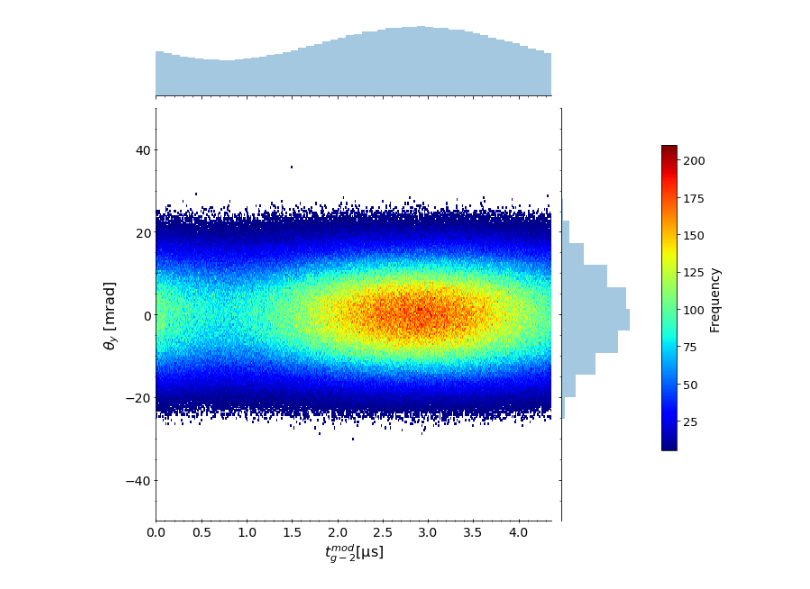
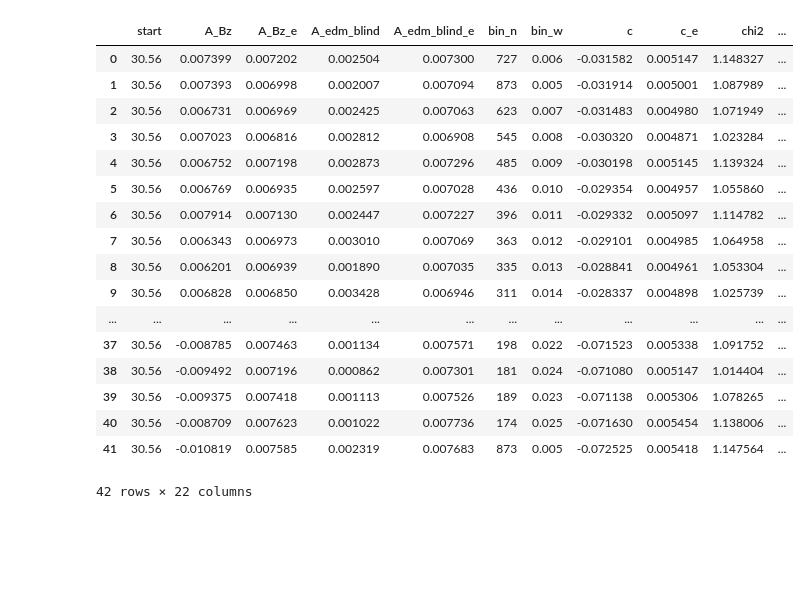
Before and after one commit to glukicov/EDMTracking, a Jupyter notebook: JupyterNB/Misc.ipynb, the cells around one changed output. Drawn from its saved outputs; the diff is of its cells as text; code cells hidden in the pictures; blank space fills up the shorter version.

```diff
--- a/JupyterNB/Misc.ipynb
+++ b/JupyterNB/Misc.ipynb
@@ -43,11 +14,23 @@ data_station['mod_times'].hist()
-# %%
-# fig, _ = plt.subplots()
-n_binsXY_ang=(575,575)
-jg, cb, legendX, legendY = cu.plotHist2D(data_station['mod_times'], ang, n_binsXY=n_binsXY_ang, prec=3, unitsXY=(r"[$\rm{\mu}$s]", "mrad"), label="S"+str(station), cmin=5 )
-jg.ax_joint.set_xlim(0.0, g2period)
-jg.ax_joint.set_ylim(-50, 50)
-jg.ax_joint.set_ylabel(r"$\theta_y$ [mrad]", fontsize=font_size+2);
-jg.ax_joint.set_xlabel(r"$t^{mod}_{g-2}$"+r"[$\rm{\mu}$s]", fontsize=font_size+2);
-plt.savefig("../fig/theta2D_mod_"+ds_name+"_S"+str(station)+".png", dpi=300, bbox_inches='tight')
-# %% [output]
-[figure, removed]
+# %%
+data = pd.read_csv("../DATA/scans/edm_scan_theta.csv")
+# %%
+data
+# %% [output]
+|  | start | A_Bz | A_Bz_e | A_edm_blind | A_edm_blind_e | bin_n | bin_w | c | c_e | chi2 | ... |
+| 0 | 30.56 | 0.007399 | 0.007202 | 0.002504 | 0.007300 | 727 | 0.006 | -0.031582 | 0.005147 | 1.148327 | ... |
+| 1 | 30.56 | 0.007393 | 0.006998 | 0.002007 | 0.007094 | 873 | 0.005 | -0.031914 | 0.005001 | 1.087989 | ... |
+| 2 | 30.56 | 0.006731 | 0.006969 | 0.002425 | 0.007063 | 623 | 0.007 | -0.031483 | 0.004980 | 1.071949 | ... |
+| 3 | 30.56 | 0.007023 | 0.006816 | 0.002812 | 0.006908 | 545 | 0.008 | -0.030320 | 0.004871 | 1.023284 | ... |
+| 4 | 30.56 | 0.006752 | 0.007198 | 0.002873 | 0.007296 | 485 | 0.009 | -0.030198 | 0.005145 | 1.139324 | ... |
+| 5 | 30.56 | 0.006769 | 0.006935 | 0.002597 | 0.007028 | 436 | 0.010 | -0.029354 | 0.004957 | 1.055860 | ... |
+| 6 | 30.56 | 0.007914 | 0.007130 | 0.002447 | 0.007227 | 396 | 0.011 | -0.029332 | 0.005097 | 1.114782 | ... |
+| 7 | 30.56 | 0.006343 | 0.006973 | 0.003010 | 0.007069 | 363 | 0.012 | -0.029101 | 0.004985 | 1.064958 | ... |
+| 8 | 30.56 | 0.006201 | 0.006939 | 0.001890 | 0.007035 | 335 | 0.013 | -0.028841 | 0.004961 | 1.053304 | ... |
+| 9 | 30.56 | 0.006828 | 0.006850 | 0.003428 | 0.006946 | 311 | 0.014 | -0.028337 | 0.004898 | 1.025739 | ... |
+| ... | ... | ... | ... | ... | ... | ... | ... | ... | ... | ... | ... |
+| 37 | 30.56 | -0.008785 | 0.007463 | 0.001134 | 0.007571 | 198 | 0.022 | -0.071523 | 0.005338 | 1.091752 | ... |
+| 38 | 30.56 | -0.009492 | 0.007196 | 0.000862 | 0.007301 | 181 | 0.024 | -0.071080 | 0.005147 | 1.014404 | ... |
+| 39 | 30.56 | -0.009375 | 0.007418 | 0.001113 | 0.007526 | 189 | 0.023 | -0.071138 | 0.005306 | 1.078265 | ... |
+| 40 | 30.56 | -0.008709 | 0.007623 | 0.001022 | 0.007736 | 174 | 0.025 | -0.071630 | 0.005454 | 1.138006 | ... |
+| 41 | 30.56 | -0.010819 | 0.007585 | 0.002319 | 0.007683 | 873 | 0.005 | -0.072525 | 0.005418 | 1.147564 | ... |
+42 rows × 22 columns
```
Also changed, not shown: parts of 12 cells of this notebook, 3 other files.
